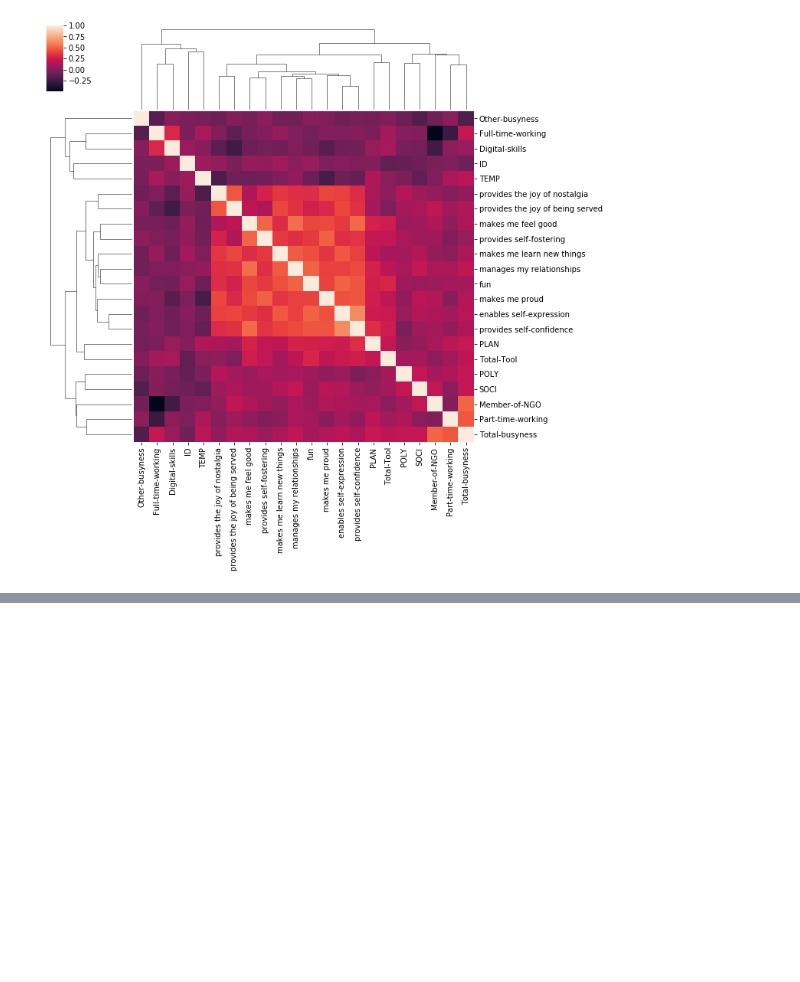
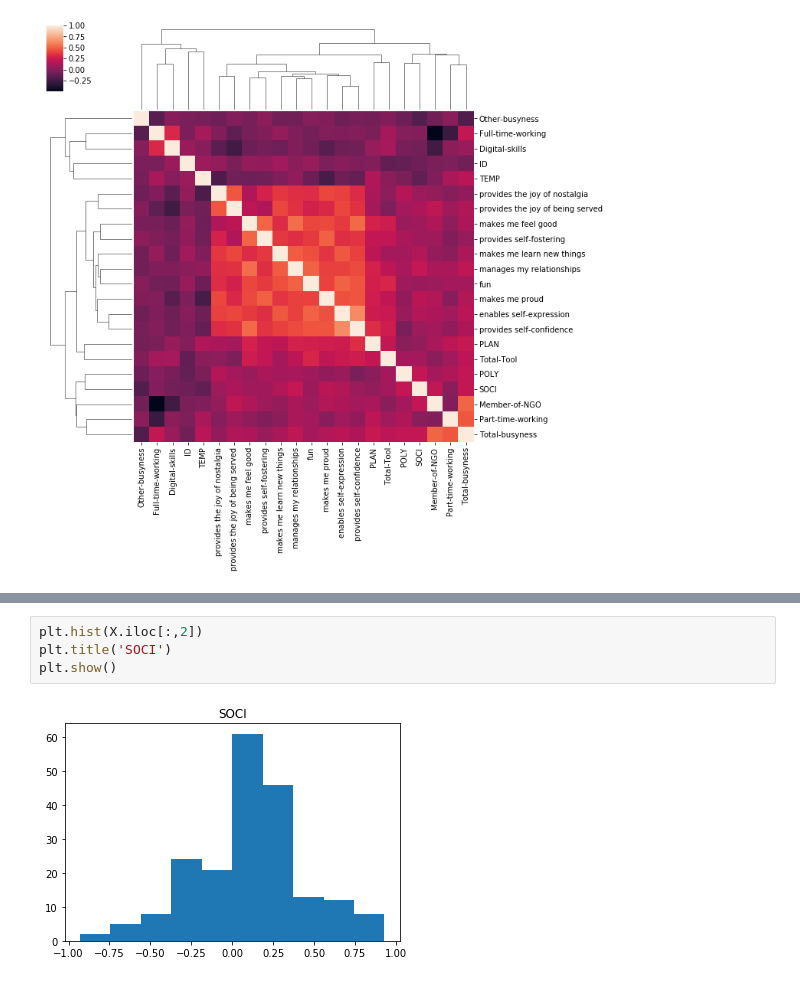
Before and after one commit to utkucivelek/civ, a Jupyter notebook: unicalendar.ipynb, the cells around one changed output, grey strips where cells are left out. Cells and saved outputs as stored; diff of their text form; blank space fills up the shorter version.

```diff
--- a/unicalendar.ipynb
+++ b/unicalendar.ipynb
@@ -187,0 +229,6 @@ plot_corr_mot
+# %%
+plt.hist(X.iloc[:,2])
+plt.title('SOCI')
+plt.show()
+# %% [output]
+[figure, added]
```
Also changed, not shown: parts of 18 cells of this notebook.
